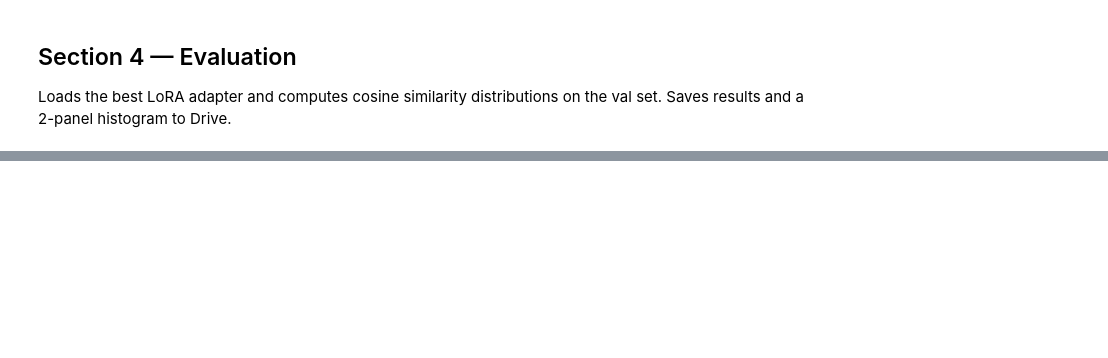
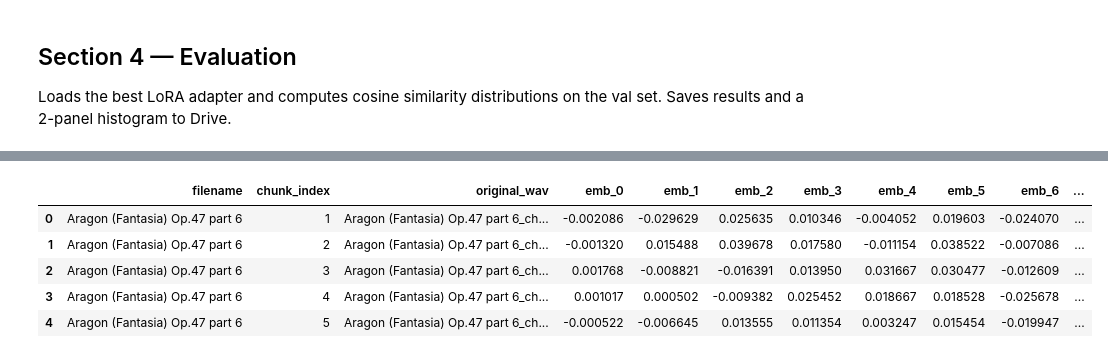
Before and after one commit to mperumal-usd/capstone_team_3, a Jupyter notebook: notebooks/COLAB_MERT_Finetune_v3.ipynb, the cells around one changed output, grey strips where cells are left out. Saved outputs shown, nothing was run; the diff lists cells and outputs as text; code cells hidden in the pictures; blank space fills up the shorter version.

```diff
--- a/notebooks/COLAB_MERT_Finetune_v3.ipynb
+++ b/notebooks/COLAB_MERT_Finetune_v3.ipynb
@@ -560,0 +961,77 @@ Eval results saved → /content/drive/MyDrive/AAI-590 Capstone/MERT_Finetune/res
+# %%
+import os
+import re
+import librosa
+import torch
+import pandas as pd
+import numpy as np
+from tqdm import tqdm
+import torch.nn.functional as F
+
+# Ensure the evaluation model is in eval mode
+eval_model.eval()
+
+test_embeddings_data = []
+
+# Find all song directories in the test chunk path
+test_songs = [d for d in os.listdir(TEST_CHUNK_DIR) if os.path.isdir(os.path.join(TEST_CHUNK_DIR, d))]
+
+for song in tqdm(test_songs, desc="Processing Test Songs"):
+    song_path = os.path.join(TEST_CHUNK_DIR, song)
+
+    for f in os.listdir(song_path):
+        if f.endswith('.wav'):
+            # Extract base filename and chunk index using regex
+            match = re.search(r'^(.*)_chunk_(\d+)\.wav$', f)
+            if match:
+                base_filename = match.group(1)
+                chunk_idx = int(match.group(2))
+            else:
+                base_filename = f.replace('.wav', '')
+                chunk_idx = -1
+
+            file_path = os.path.join(song_path, f)
+
+            # Load audio
+            try:
+                audio, _ = librosa.load(file_path, sr=SR)
+            except Exception as e:
+                print(f"Error loading {file_path}: {e}")
+                continue
+
+            # Process input (add batch dim)
+            inputs = processor(audio, sampling_rate=SR, return_tensors="pt")
+            inputs = {k: v.to(DEVICE) for k, v in inputs.items()}
+
+            # Forward pass to get embedding
+            with torch.no_grad():
+                outputs = eval_model(**inputs)
+                # Mean pool across time dimension and L2 normalize
+                emb = outputs.last_hidden_state.mean(dim=1)
+                emb = F.normalize(emb, p=2, dim=1).cpu().numpy()[0]  # Shape: (768,)
+
+            # Create row dictionary
+            row = {
+                "filename": base_filename,
+                "chunk_index": chunk_idx,
+                "original_wav": f
+            }
+
+            # Append the 768 embedding values as individual columns
+            for i in range(768):
+                row[f"emb_{i}"] = emb[i]
+
+            test_embeddings_data.append(row)
+
+# Create DataFrame
+test_embeddings_df = pd.DataFrame(test_embeddings_data)
+
+# Save to Pickle
+TEST_OUT_PKL = os.path.join(DRIVE_BASE, "results", "TestSampleEmbeddings.pkl")
+os.makedirs(os.path.dirname(TEST_OUT_PKL), exist_ok=True)
+test_embeddings_df.to_pickle(TEST_OUT_PKL)
+
+print(f"\nSuccessfully extracted embeddings for {len(test_embeddings_df)} test chunks.")
+print(f"Saved DataFrame to: {TEST_OUT_PKL}")
+display(test_embeddings_df.head())
+# %% [output]
@@ -560,0 +1040,6 @@ Eval results saved → /content/drive/MyDrive/AAI-590 Capstone/MERT_Finetune/res
+|  | filename | chunk_index | original_wav | emb_0 | emb_1 | emb_2 | emb_3 | emb_4 | emb_5 | emb_6 | ... |
+| 0 | Aragon (Fantasia) Op.47 part 6 | 1 | Aragon (Fantasia) Op.47 part 6_ch... | -0.002086 | -0.029629 | 0.025635 | 0.010346 | -0.004052 | 0.019603 | -0.024070 | ... |
+| 1 | Aragon (Fantasia) Op.47 part 6 | 2 | Aragon (Fantasia) Op.47 part 6_ch... | -0.001320 | 0.015488 | 0.039678 | 0.017580 | -0.011154 | 0.038522 | -0.007086 | ... |
+| 2 | Aragon (Fantasia) Op.47 part 6 | 3 | Aragon (Fantasia) Op.47 part 6_ch... | 0.001768 | -0.008821 | -0.016391 | 0.013950 | 0.031667 | 0.030477 | -0.012609 | ... |
+| 3 | Aragon (Fantasia) Op.47 part 6 | 4 | Aragon (Fantasia) Op.47 part 6_ch... | 0.001017 | 0.000502 | -0.009382 | 0.025452 | 0.018667 | 0.018528 | -0.025678 | ... |
+| 4 | Aragon (Fantasia) Op.47 part 6 | 5 | Aragon (Fantasia) Op.47 part 6_ch... | -0.000522 | -0.006645 | 0.013555 | 0.011354 | 0.003247 | 0.015454 | -0.019947 | ... |
```
Also changed, not shown: parts of 23 cells of this notebook.
